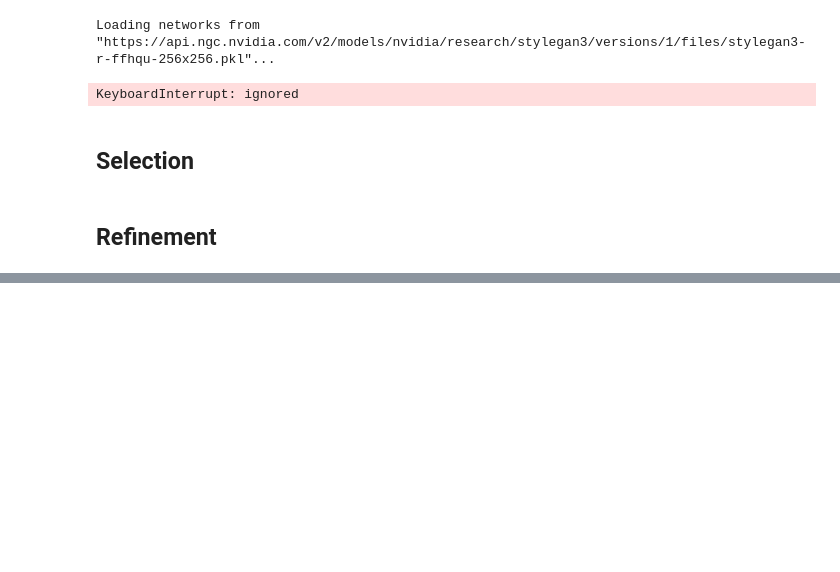
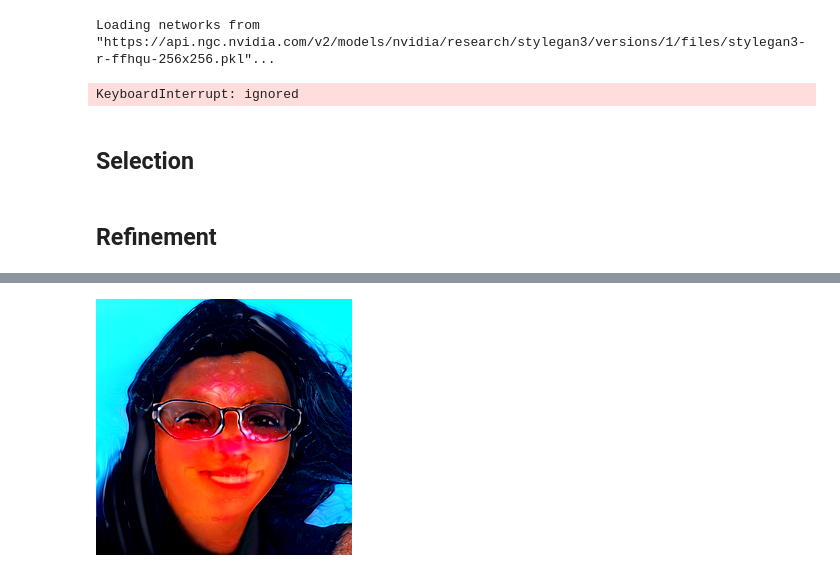
Before and after one commit to adamdavidcole/stylegan3-fun-blend, a Jupyter notebook: blend.ipynb, the cells around one changed output, grey strips where cells are left out. Saved outputs shown, nothing was run; the diff lists cells and outputs as text; code cells hidden in the pictures; blank space fills up the shorter version.

```diff
--- a/blend.ipynb
+++ b/blend.ipynb
@@ -356,7 +360,17 @@ https://github.com/Sxela/stylegan3_blending
 # %%
+#@title Helper Functions & Setup
 #common functions
 import pickle, torch, PIL, copy, cv2, math
 import numpy as np
+import ipywidgets as widgets
+from IPython.display import display
+from google.colab import files
+from io import BytesIO
+from PIL import Image
+from IPython.display import Image as DisplayImage, clear_output
+
+# define device to use
+device = torch.device('cuda')
 
 def get_model(path):
   # with open(path, 'rb') as f:
@@ -439,6 +453,28 @@ def normalize(inf, thresh):
     img = np.array(inf)
     out_img = simplest_cb(img, thresh)
     return PIL.Image.fromarray(out_img)
+
+def synthesize_tensor_from_w_path(G, w_path):
+  projected_w_np = np.load(projected_w_path)[0]
+  w = torch.tensor(projected_w_np).to(device)
+  return G.synthesis(w.unsqueeze(0), noise_mode='const', force_fp32=True)
+
+def synthesize_img_from_w_path(G, w_path):
+  tensor = synthesize_tensor_from_w_path(G, w_path)
+  return t2i(tensor)
+
+
+class color:
+   PURPLE = '\033[95m'
+   CYAN = '\033[96m'
+   DARKCYAN = '\033[36m'
+   BLUE = '\033[94m'
+   GREEN = '\033[92m'
+   YELLOW = '\033[93m'
+   RED = '\033[91m'
+   BOLD = '\033[1m'
+   UNDERLINE = '\033[4m'
+   END = '\033[0m'
 # %%
 #@title Select Source and Destination Networks  {run: "auto"}
 #Download pretrained checkpoint
@@ -450,0 +544,9 @@ G_tuned = get_model(destination_model_pkl)
+# %%
+#@title EITHER: Select a path to an existing projection {run: "auto"}
+projected_w_path = "/content/drive/MyDrive/stylegan3-fun-blend/projection_source_vectors/00011-projection-wplus-wavgstart-sgan2/projected_wplus_wavg_final.npy" #@param {type: "string"}
+
+if projected_w_path:
+  im1 = synthesize_img_from_w_path(G, projected_w_path)
+  display(im1)
+# %% [output]
+[figure, added]
```
Also changed, not shown: parts of 10 cells of this notebook.
